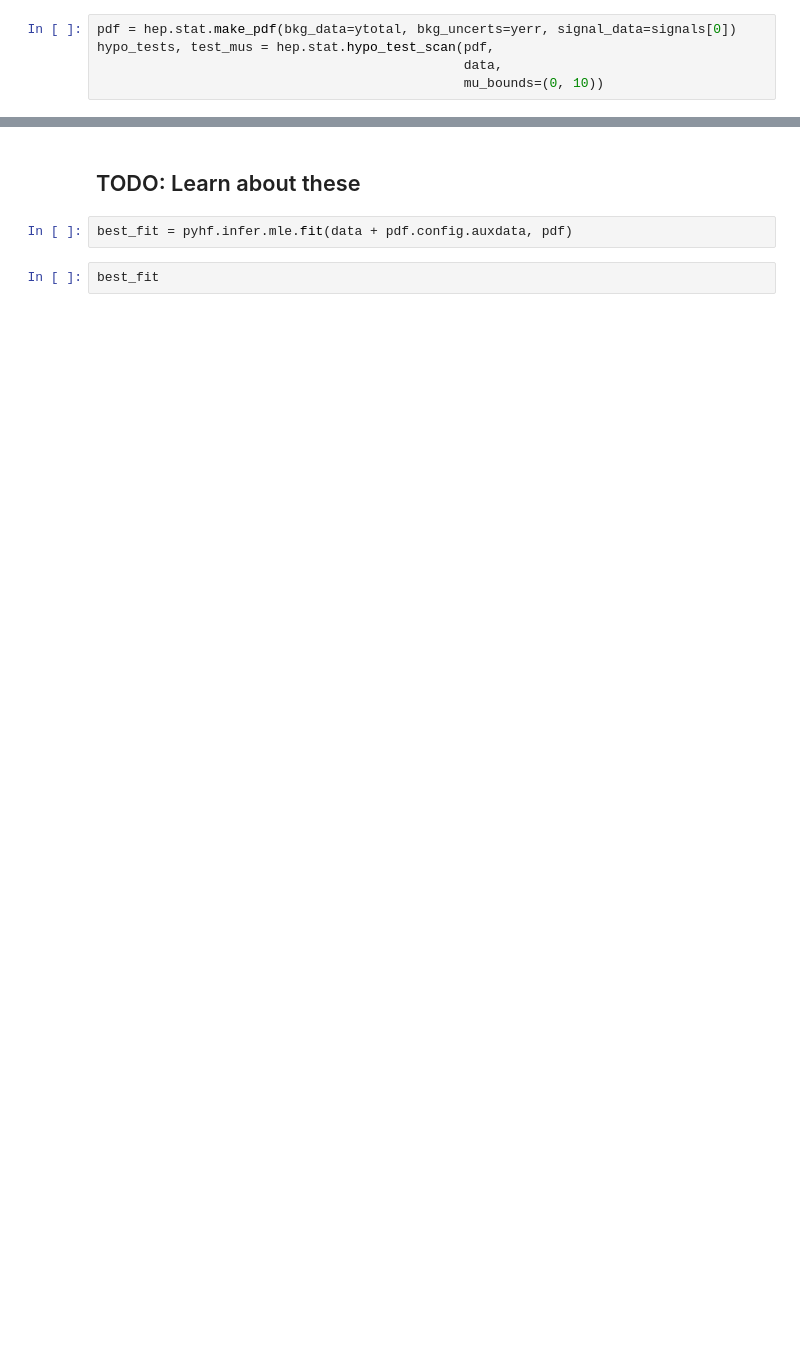
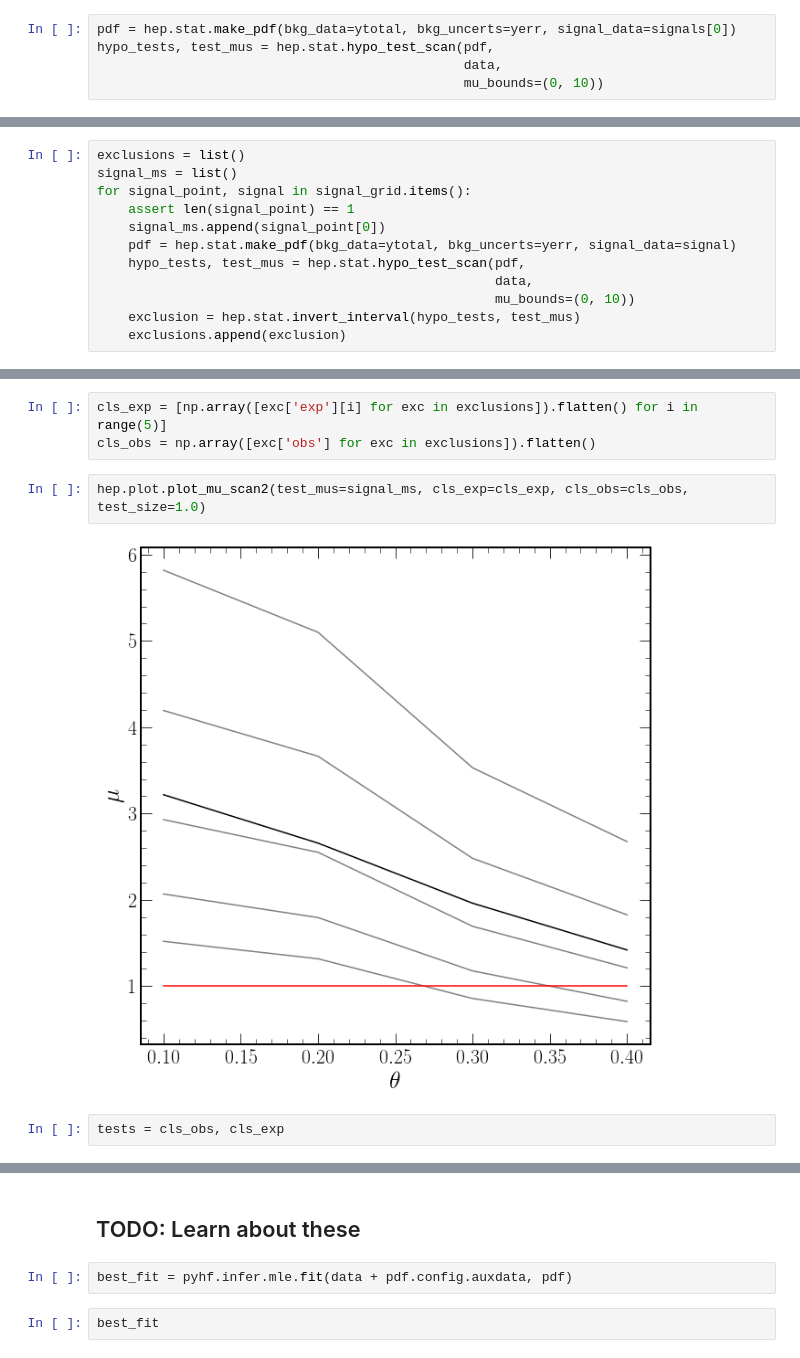
Before and after one commit to rreece/statistics-notebooks, a Jupyter notebook: notebooks/pyhf-hello-world.ipynb, the cells around one changed output, grey strips where cells are left out. Saved outputs shown, nothing was run; the diff lists cells and outputs as text; blank space fills up the shorter version.

```diff
--- a/notebooks/pyhf-hello-world.ipynb
+++ b/notebooks/pyhf-hello-world.ipynb
@@ -143,0 +147,12 @@ hep.stat.invert_interval(hypo_tests, test_mus)
+# %%
+exclusions = list()
+signal_ms = list()
+for signal_point, signal in signal_grid.items():
+    assert len(signal_point) == 1
+    signal_ms.append(signal_point[0])
+    pdf = hep.stat.make_pdf(bkg_data=ytotal, bkg_uncerts=yerr, signal_data=signal)
+    hypo_tests, test_mus = hep.stat.hypo_test_scan(pdf,
+                                                   data,
+                                                   mu_bounds=(0, 10))
+    exclusion = hep.stat.invert_interval(hypo_tests, test_mus)
+    exclusions.append(exclusion)
@@ -143,0 +179,9 @@ hep.stat.invert_interval(hypo_tests, test_mus)
+# %%
+cls_exp = [np.array([exc['exp'][i] for exc in exclusions]).flatten() for i in range(5)]
+cls_obs = np.array([exc['obs'] for exc in exclusions]).flatten()
+# %%
+hep.plot.plot_mu_scan2(test_mus=signal_ms, cls_exp=cls_exp, cls_obs=cls_obs, test_size=1.0)
+# %% [output]
+[figure, added]
+# %%
+tests = cls_obs, cls_exp
```
Also changed, not shown: parts of 21 cells of this notebook, 2 other files.
